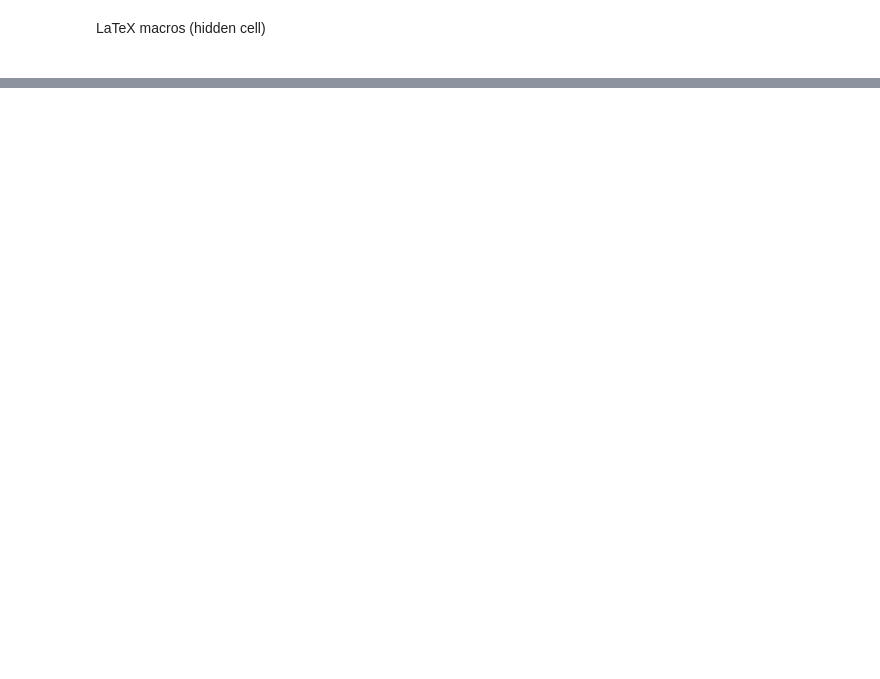
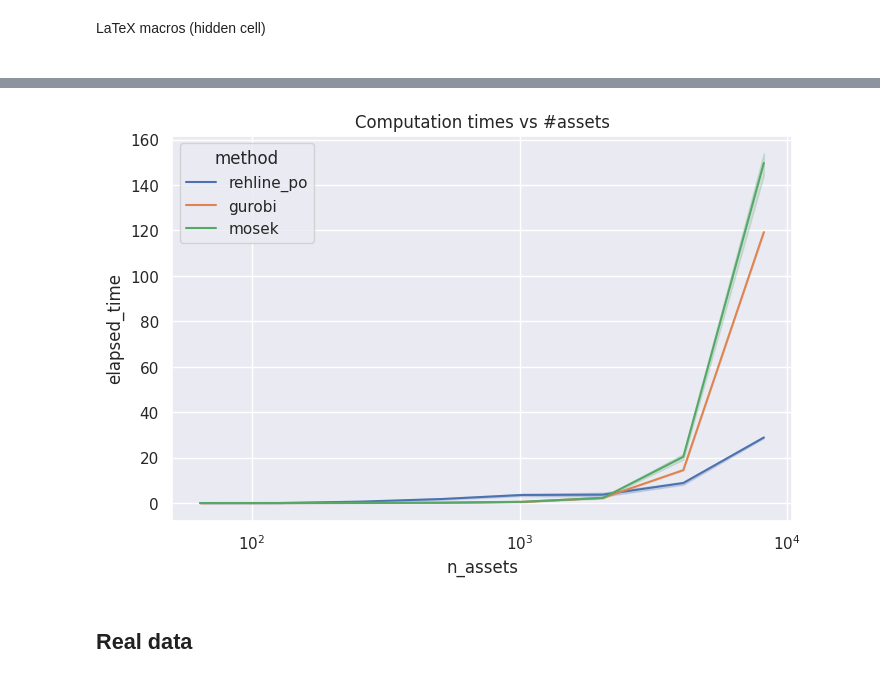
Before and after one commit to softmin/ReHLine-PO, a Jupyter notebook: benchmarks/MeanVariance.ipynb, the cells around one changed output, grey strips where cells are left out. Cells and saved outputs as stored; diff of their text form; code cells hidden in the pictures; blank space fills up the shorter version.

```diff
--- a/benchmarks/MeanVariance.ipynb
+++ b/benchmarks/MeanVariance.ipynb
@@ -561,0 +53,4 @@ method will indeed work significantly faster than generic optimizers like MOSEK
+# %%
+mu_dict = pd.read_pickle(f"{dataset_path}/mu.pkl")
+beta_dict = pd.read_pickle(f"{dataset_path}/L.pkl")
+len(beta_dict), len(mu_dict)
@@ -561,0 +59,3 @@ method will indeed work significantly faster than generic optimizers like MOSEK
+# %%
+n_samples, n_assets, n_factors = len(beta_dict), beta_dict[0].shape[0], beta_dict[0].shape[1]
+n_samples, n_assets, n_factors
@@ -561,0 +64,5 @@ method will indeed work significantly faster than generic optimizers like MOSEK
+# %%
+# noise variance ~ var(alpha)
+mu_df = pd.DataFrame(mu_dict)
+Psi = mu_df.var(axis=1).values
+Psi
@@ -561,0 +153,3 @@ method will indeed work significantly faster than generic optimizers like MOSEK
+# %%
+data_sim = pd.DataFrame(results_sim, columns=["lam", "method", "n_assets", "L", "elapsed_time"])
+data_sim.head()
@@ -561,0 +163,11 @@ method will indeed work significantly faster than generic optimizers like MOSEK
+# %%
+fig = plt.figure(figsize=(8, 5))
+ax = fig.add_subplot(111)
+sns.lineplot(data_sim, x="n_assets", y="elapsed_time", hue="method", markers=True, ax=ax)
+ax.set_xscale("log")
+plt.title(f"Computation times vs #assets")
+plt.show()
+# %% [output]
+[figure, added]
+# %% [markdown]
+## Real data
```
Also changed, not shown: parts of 44 cells of this notebook, 18 other files.
